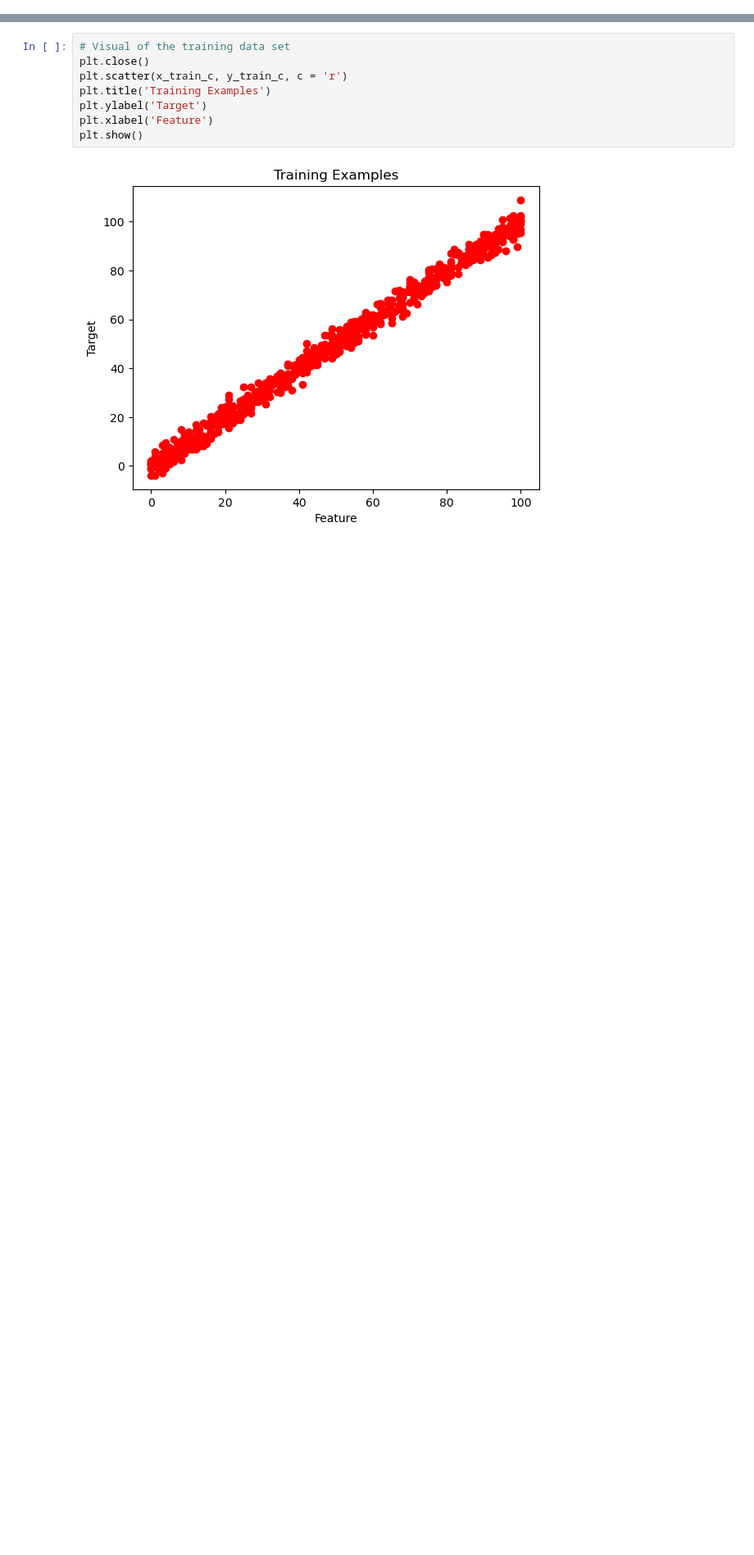
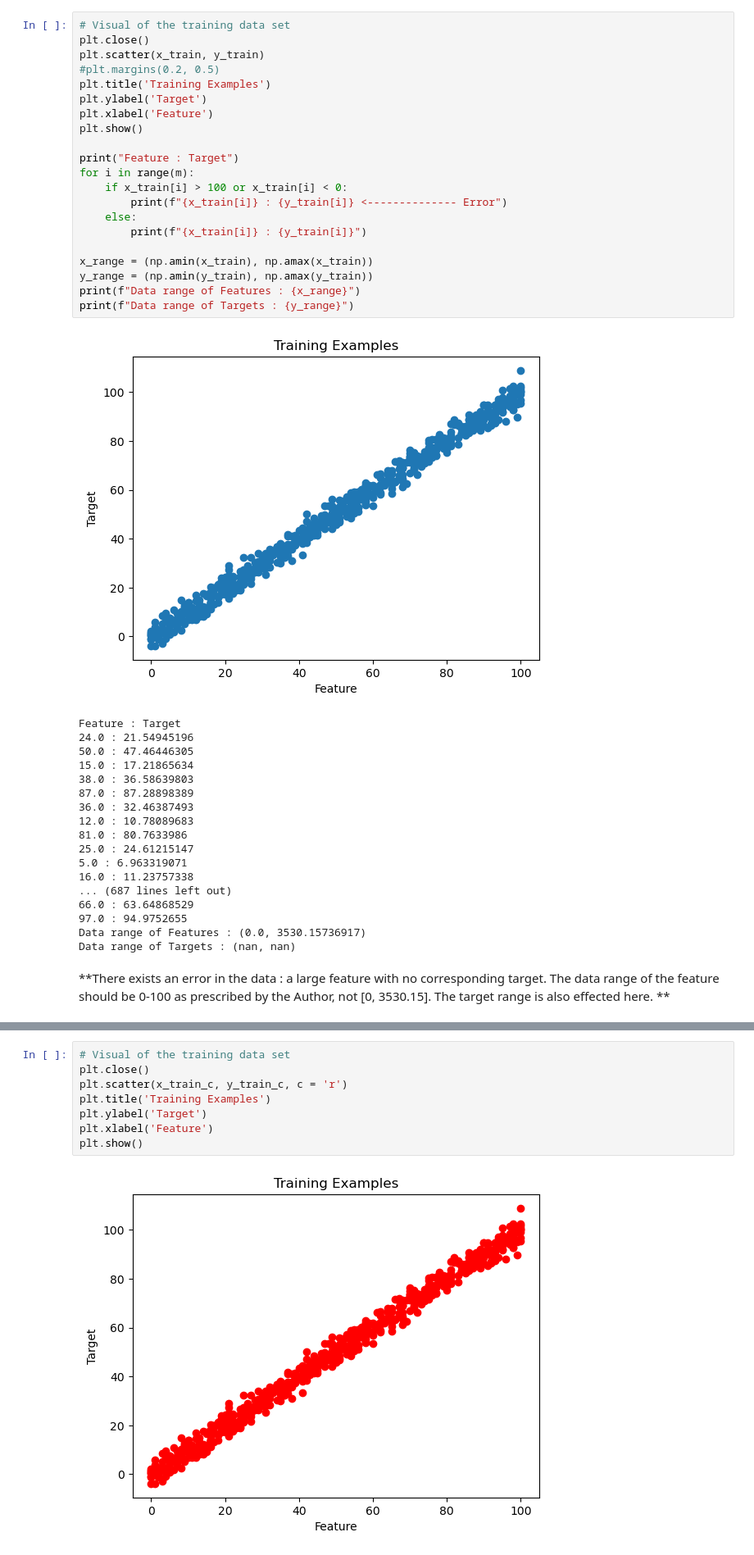
Before and after one commit to WhisperingRock/Kaggle_ML, a Jupyter notebook: univariable-linear-regression.ipynb, the cells around one changed output, grey strips where cells are left out. Shown: that part at 82% size. Saved outputs shown, nothing was run; the diff lists cells and outputs as text; blank space fills up the shorter version.

```diff
--- a/univariable-linear-regression.ipynb
+++ b/univariable-linear-regression.ipynb
@@ -32,3 +37,47 @@ m = x_train.shape[0] # 700 counted
+# %%
+# Visual of the training data set
+plt.close()
+plt.scatter(x_train, y_train)
+#plt.margins(0.2, 0.5)
+plt.title('Training Examples')
+plt.ylabel('Target')
+plt.xlabel('Feature')
+plt.show()
+
+print("Feature : Target")
+for i in range(m):
+    if x_train[i] > 100 or x_train[i] < 0:
+        print(f"{x_train[i]} : {y_train[i]} <-------------- Error")
+    else:
+        print(f"{x_train[i]} : {y_train[i]}")
+
+x_range = (np.amin(x_train), np.amax(x_train))
+y_range = (np.amin(y_train), np.amax(y_train))
+print(f"Data range of Features : {x_range}")
+print(f"Data range of Targets : {y_range}")
+# %% [output]
+[figure, added]
+Feature : Target
+24.0 : 21.54945196
+50.0 : 47.46446305
+15.0 : 17.21865634
+38.0 : 36.58639803
+87.0 : 87.28898389
+36.0 : 32.46387493
+12.0 : 10.78089683
+81.0 : 80.7633986
+25.0 : 24.61215147
+5.0 : 6.963319071
+16.0 : 11.23757338
+... (687 lines left out)
+66.0 : 63.64868529
+97.0 : 94.9752655
+Data range of Features : (0.0, 3530.15736917)
+Data range of Targets : (nan, nan)
+# %% [markdown]
+**There exists an error in the data : a large feature with no corresponding target.
+The data range of the feature should be 0-100 as prescribed by the Author, not [0, 3530.15].
+The target range is also effected here. **
 # %%
 # looking for outliers in the code
 err_lst = []
```
Also changed, not shown: parts of 12 cells of this notebook.
